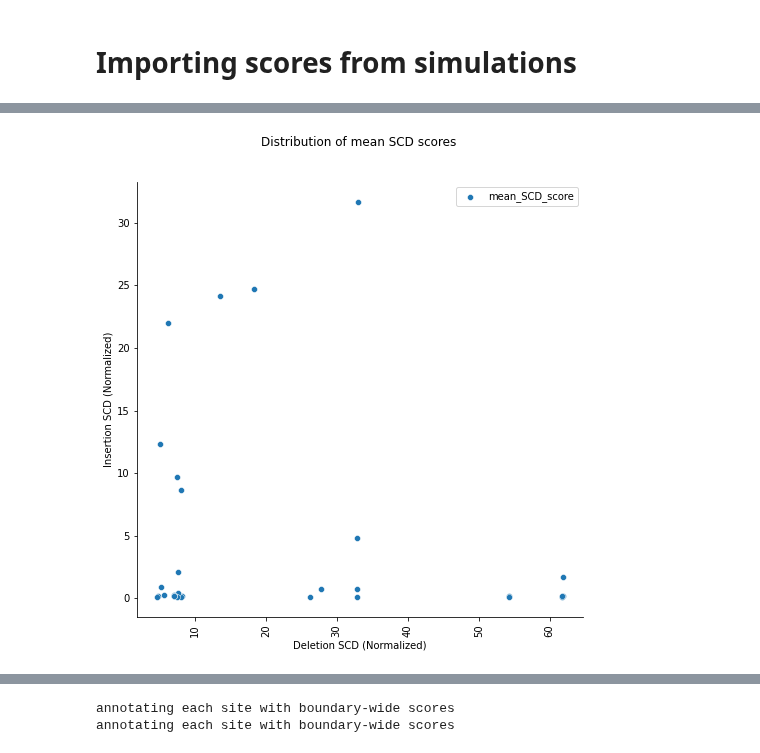
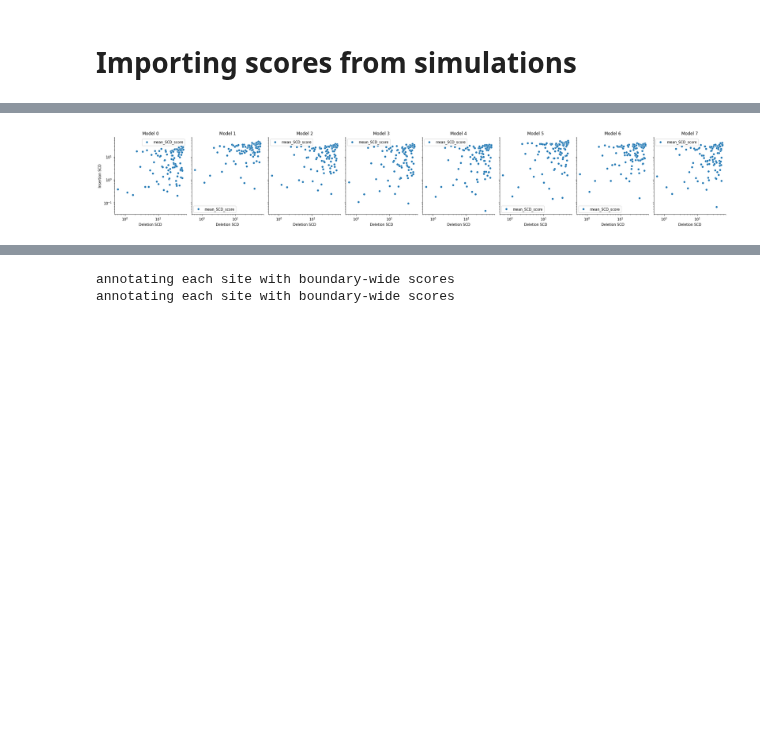
Before and after one commit to Fudenberg-Research-Group/akita_utils, a Jupyter notebook: bin/insert_experiments/analysis/CTCF_motif_deletion_vs_insertion.ipynb, the cells around one changed output, grey strips where cells are left out. Saved outputs shown, nothing was run; the diff lists cells and outputs as text; code cells hidden in the pictures; blank space fills up the shorter version.

```diff
--- a/bin/insert_experiments/analysis/CTCF_motif_deletion_vs_insertion.ipynb
+++ b/bin/insert_experiments/analysis/CTCF_motif_deletion_vs_insertion.ipynb
@@ -80,4 +72,9 @@ uniformly_selcted_model2_motifs_df = load_data(uniformly_selcted_model2_motifs_h
 # %%
-motifs_df = uniformly_selcted_model2_motifs_df
+# motifs_df = uniformly_selcted_model2_motifs_df
 
-# motifs_df.columns
+# motifs_df = model0_strong_30_motifs_df
+
+motifs_df = model0_uniform_100_motifs_df
+
+
+motifs_df.columns
@@ -84,33 +91,53 @@ motifs_df = uniformly_selcted_model2_motifs_df
 # %%
-# normalize the data
+# data = motifs_df
 
-max_ctcf = motifs_df['CTCF_1_genomic_SCD'].max()
-max_mean_scd = motifs_df['mean_SCD_score'].max()
-motifs_df['CTCF_1_genomic_SCD_norm'] = motifs_df['CTCF_1_genomic_SCD'] / max_ctcf
-motifs_df['mean_SCD_score_norm'] = motifs_df['mean_SCD_score'] / max_mean_scd
+# # Create the plot
+# fig, axes = plt.subplots(nrows=1, ncols=8, figsize=(25, 4), sharey=True)
 
-# create the plot
-fig, ax = plt.subplots(figsize=(8, 8)) #, dpi=200
+# for model, ax in enumerate(axes):
+#     sns.scatterplot(data=data, ax=ax, x="CTCF_1_genomic_SCD", y=f"mean_SCD_score_m{model}", label="mean_SCD_score")
+#     sns.despine(top=True, right=True)
+#     # ax.set_xticklabels(ax.get_xticklabels())#, rotation=90
+#     ax.set_title(f"model {model}")
+#     ax.set_xlabel("Deletion SCD")
+#     ax.set_ylabel("Insertion SCD")
+#     ax.legend()
 
-# data = motifs_df[(motifs_df['mean_SCD_score_norm']>0.8) & (motifs_df['CTCF_1_genomic_SCD_norm']<0.5)]
+# # Adjust spacing between subplots
+# plt.tight_layout()
+
+# plt.loglog()
+
+# # Display the plot
+# plt.show()
+
+
+import seaborn as sns
+import matplotlib.pyplot as plt
+
 data = motifs_df
-# display(data)
 
-# sns.scatterplot(data=data, ax=ax, x="CTCF_1_genomic_SCD_norm", y="mean_SCD_score_norm", label="mean_SCD_score")
-sns.scatterplot(data=data, ax=ax, x="CTCF_1_genomic_SCD", y="mean_SCD_score", label="mean_SCD_score")
+# Create the plot
+fig, axes = plt.subplots(nrows=1, ncols=8, figsize=(25, 4), sharey=True)
 
-sns.despine(top=True, right=True)
-plt.xticks(rotation=90)
-plt.title("Distribution of mean SCD scores \n \n ")
+for model, ax in enumerate(axes):
+    sns.scatterplot(data=data, ax=ax, x="CTCF_1_genomic_SCD", y=f"mean_SCD_score_m{model}", label="mean_SCD_score")
+    sns.despine(top=True, right=True)
+    ax.set_title(f"Model {model}")
+    ax.set_xlabel("Deletion SCD")
+    ax.set_ylabel("Insertion SCD")
+    ax.legend()
 
-# Add bands for high and low correlation
-# sns.regplot(data=motifs_df, ax=ax, x="CTCF_1_genomic_SCD_norm", y="mean_SCD_score_norm", scatter=False, color="red", label="High Correlation")
-# sns.regplot(data=motifs_df, ax=ax, x="CTCF_1_genomic_SCD_norm", y="mean_SCD_score_norm", scatter=False, color="blue", label="Low Correlation")
+# Adjust spacing between subplots
+plt.tight_layout()
 
-plt.xlabel("Deletion SCD (Normalized)")
-plt.ylabel("Insertion SCD (Normalized)")
-plt.legend()
+# Set axes to use log scale
+for ax in axes:
+    ax.set_xscale('log')
+    ax.set_yscale('log')
+
+# Display the plot
 plt.show()
 # %% [output]
-[figure, old version]
+[figure, new version]
 # %%
```
Also changed, not shown: parts of 12 cells of this notebook, 2 other files.
